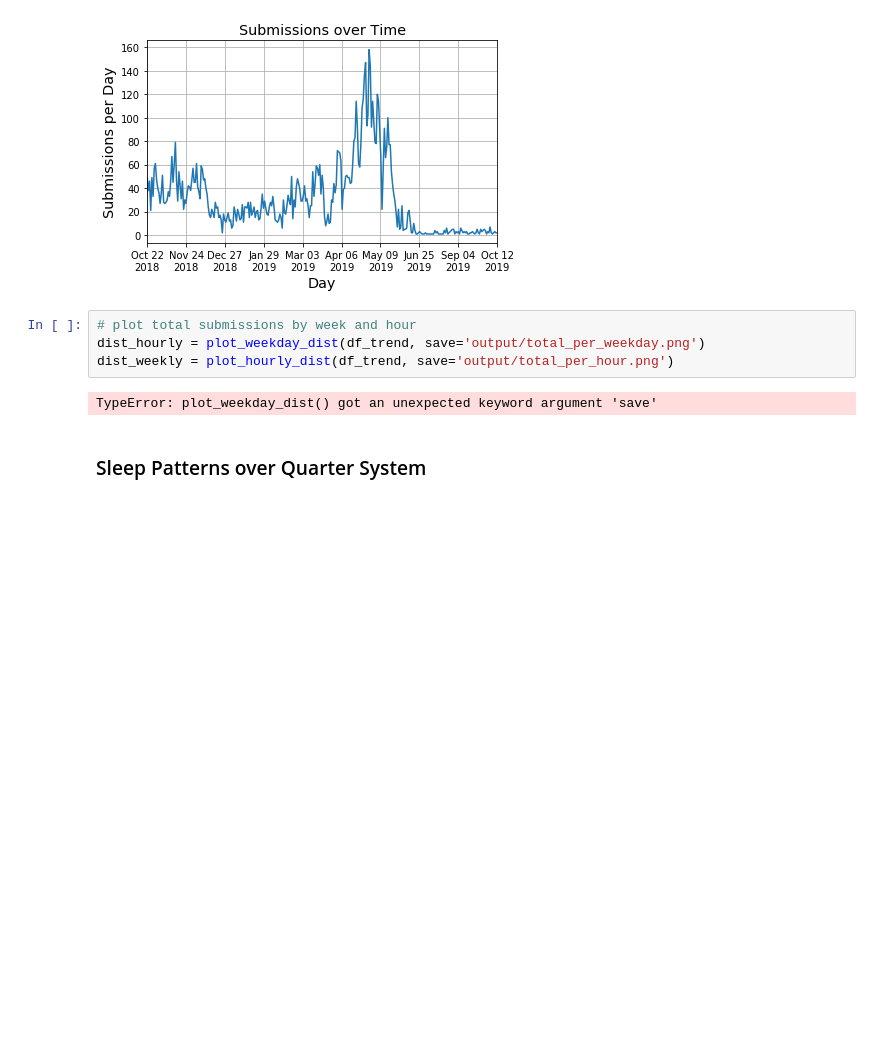
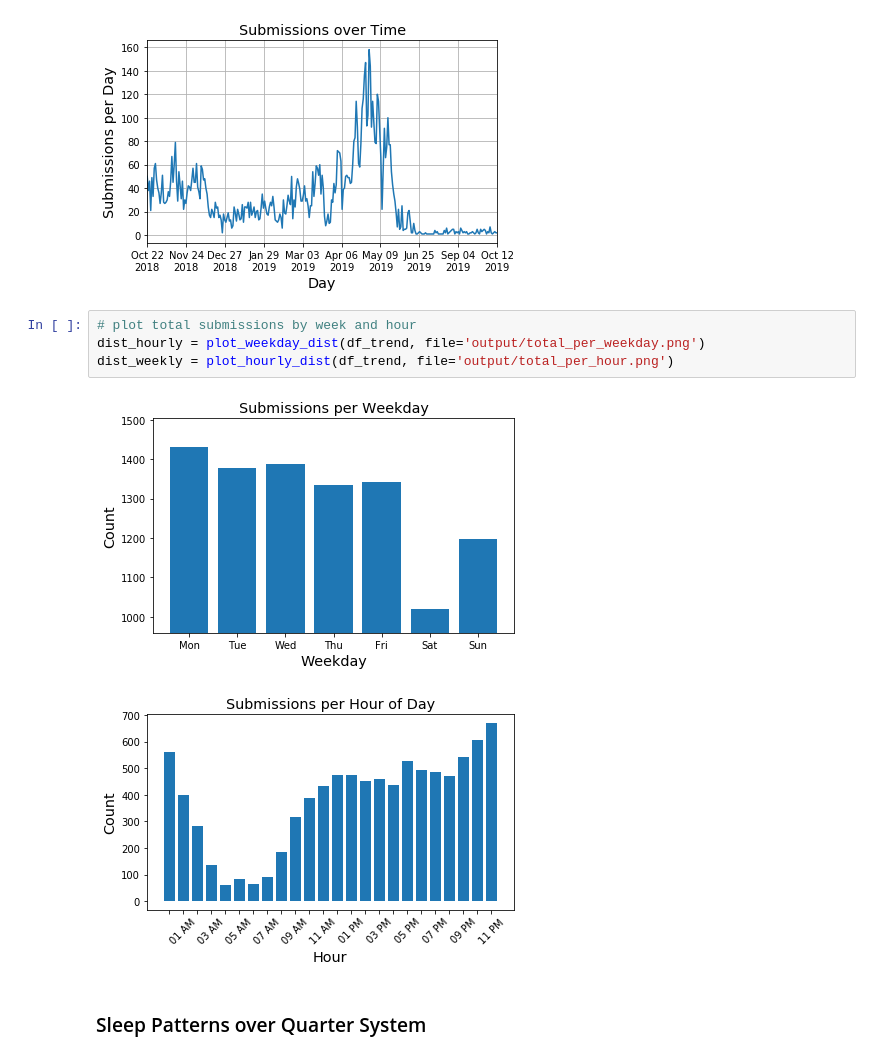
Before and after one commit to tyfarnan/UCSD_Wellness, a Jupyter notebook: main.ipynb, the cells around one changed output. Cells and saved outputs as stored; diff of their text form; blank space fills up the shorter version.

Commit message:
fixed minor plot error

```diff
--- a/main.ipynb
+++ b/main.ipynb
@@ -206,10 +206,11 @@ dist_total = submissions_over_time(df_trend, file='output/submission_history', s
 [figure]
 # %%
 # plot total submissions by week and hour
-dist_hourly = plot_weekday_dist(df_trend, save='output/total_per_weekday.png')
-dist_weekly = plot_hourly_dist(df_trend, save='output/total_per_hour.png')
+dist_hourly = plot_weekday_dist(df_trend, file='output/total_per_weekday.png')
+dist_weekly = plot_hourly_dist(df_trend, file='output/total_per_hour.png')
 # %% [output]
-TypeError: plot_weekday_dist() got an unexpected keyword argument 'save'
+[figure, added]
+[figure, added]
 # %% [markdown]
 ### Sleep Patterns over Quarter System
 # %%
```
Also changed, not shown: 3 other files.
